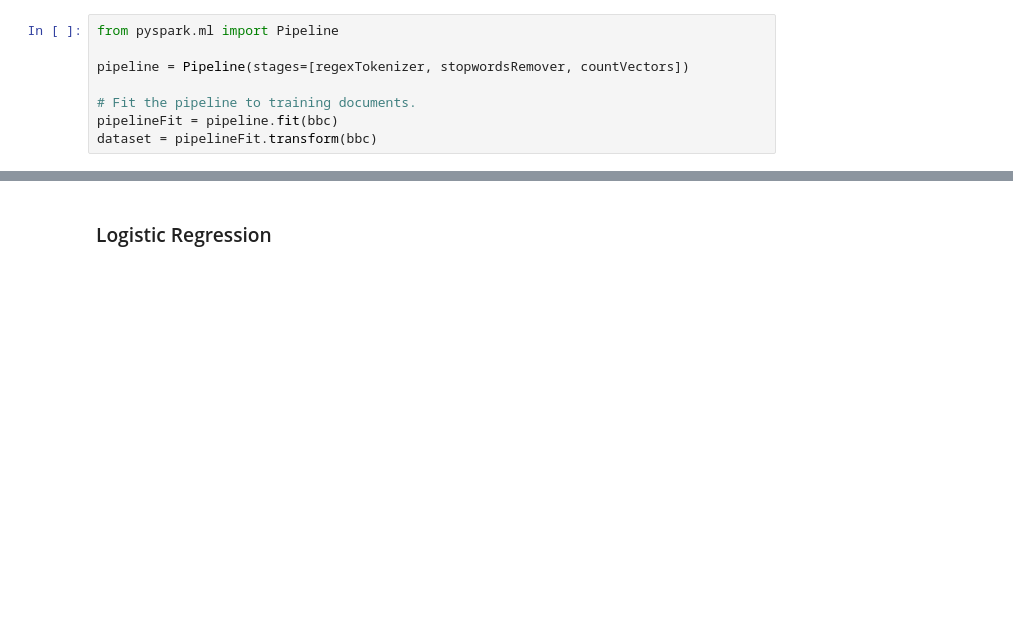
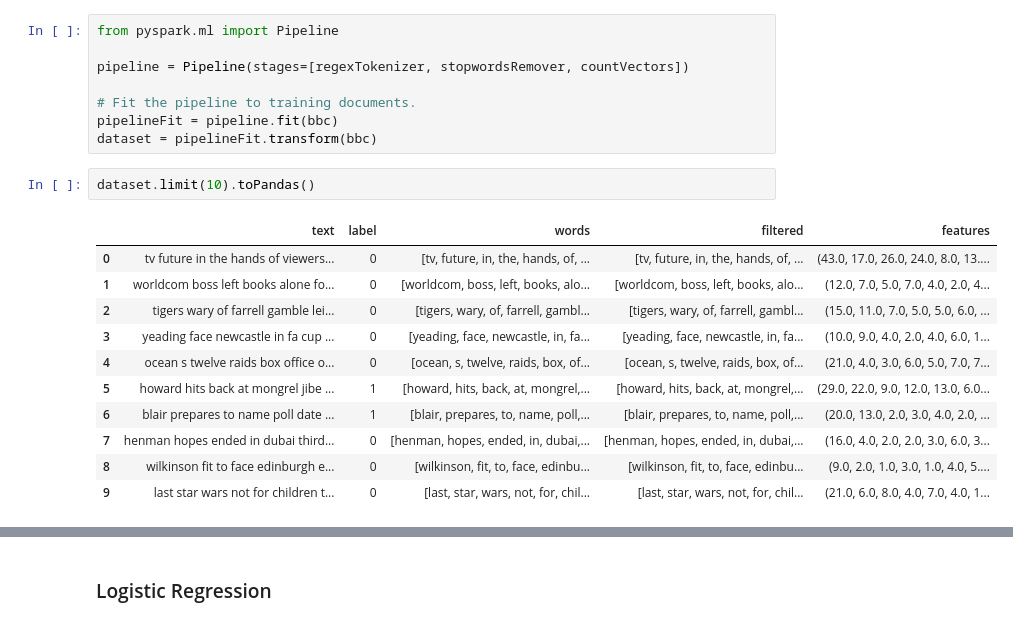
Before and after one commit to jirvingphd/fsds_070620_FT, a Jupyter notebook: Mod_4/sect_35_bigdata_pyspark/Spark-070620Ft-SG-Version.ipynb, the cells around one changed output, grey strips where cells are left out. Drawn from its saved outputs; the diff is of its cells as text; blank space fills up the shorter version.

```diff
--- a/Mod_4/sect_35_bigdata_pyspark/Spark-070620Ft-SG-Version.ipynb
+++ b/Mod_4/sect_35_bigdata_pyspark/Spark-070620Ft-SG-Version.ipynb
@@ -405,6 +475,20 @@ pipeline = Pipeline(stages=[regexTokenizer, stopwordsRemover, countVectors])
 # Fit the pipeline to training documents.
 pipelineFit = pipeline.fit(bbc)
 dataset = pipelineFit.transform(bbc)
+# %%
+dataset.limit(10).toPandas()
+# %% [output]
+|  | text | label | words | filtered | features |
+| 0 | tv future in the hands of viewers... | 0 | [tv, future, in, the, hands, of, ... | [tv, future, in, the, hands, of, ... | (43.0, 17.0, 26.0, 24.0, 8.0, 13.... |
+| 1 | worldcom boss left books alone fo... | 0 | [worldcom, boss, left, books, alo... | [worldcom, boss, left, books, alo... | (12.0, 7.0, 5.0, 7.0, 4.0, 2.0, 4... |
+| 2 | tigers wary of farrell gamble lei... | 0 | [tigers, wary, of, farrell, gambl... | [tigers, wary, of, farrell, gambl... | (15.0, 11.0, 7.0, 5.0, 5.0, 6.0, ... |
+| 3 | yeading face newcastle in fa cup ... | 0 | [yeading, face, newcastle, in, fa... | [yeading, face, newcastle, in, fa... | (10.0, 9.0, 4.0, 2.0, 4.0, 6.0, 1... |
+| 4 | ocean s twelve raids box office o... | 0 | [ocean, s, twelve, raids, box, of... | [ocean, s, twelve, raids, box, of... | (21.0, 4.0, 3.0, 6.0, 5.0, 7.0, 7... |
+| 5 | howard hits back at mongrel jibe ... | 1 | [howard, hits, back, at, mongrel,... | [howard, hits, back, at, mongrel,... | (29.0, 22.0, 9.0, 12.0, 13.0, 6.0... |
+| 6 | blair prepares to name poll date ... | 1 | [blair, prepares, to, name, poll,... | [blair, prepares, to, name, poll,... | (20.0, 13.0, 2.0, 3.0, 4.0, 2.0, ... |
+| 7 | henman hopes ended in dubai third... | 0 | [henman, hopes, ended, in, dubai,... | [henman, hopes, ended, in, dubai,... | (16.0, 4.0, 2.0, 2.0, 3.0, 6.0, 3... |
+| 8 | wilkinson fit to face edinburgh e... | 0 | [wilkinson, fit, to, face, edinbu... | [wilkinson, fit, to, face, edinbu... | (9.0, 2.0, 1.0, 3.0, 1.0, 4.0, 5.... |
+| 9 | last star wars not for children t... | 0 | [last, star, wars, not, for, chil... | [last, star, wars, not, for, chil... | (21.0, 6.0, 8.0, 4.0, 7.0, 4.0, 1... |
 # %%
 (trainingData, testData) = dataset.randomSplit([0.7, 0.3], seed = 100)
 print("Training Dataset Count: " + str(trainingData.count()))
```
Also changed, not shown: parts of 27 cells of this notebook, 1 other file.
